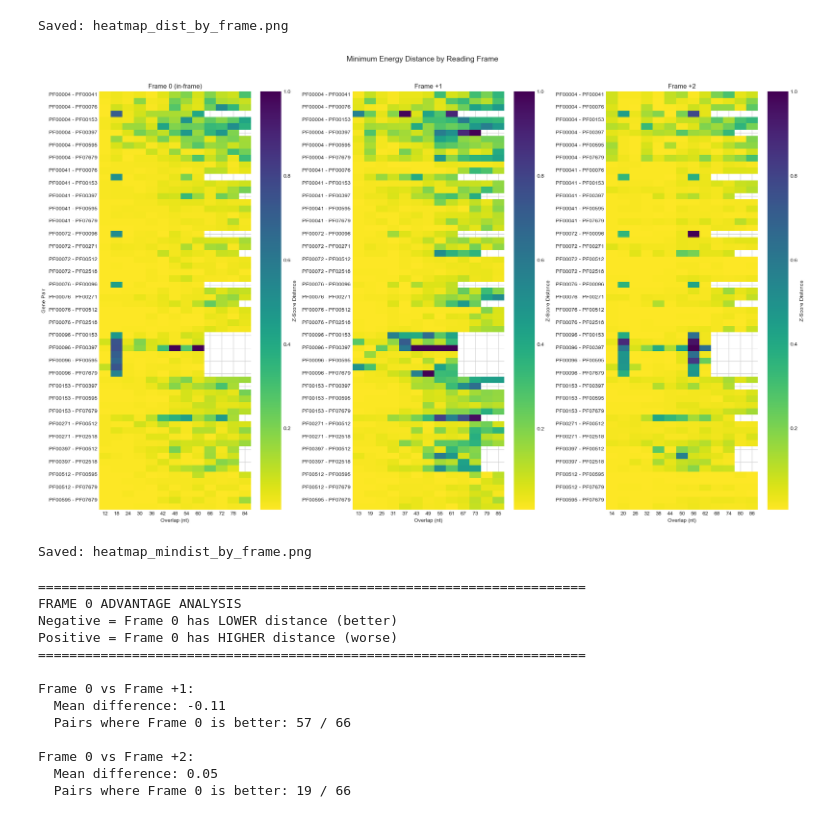
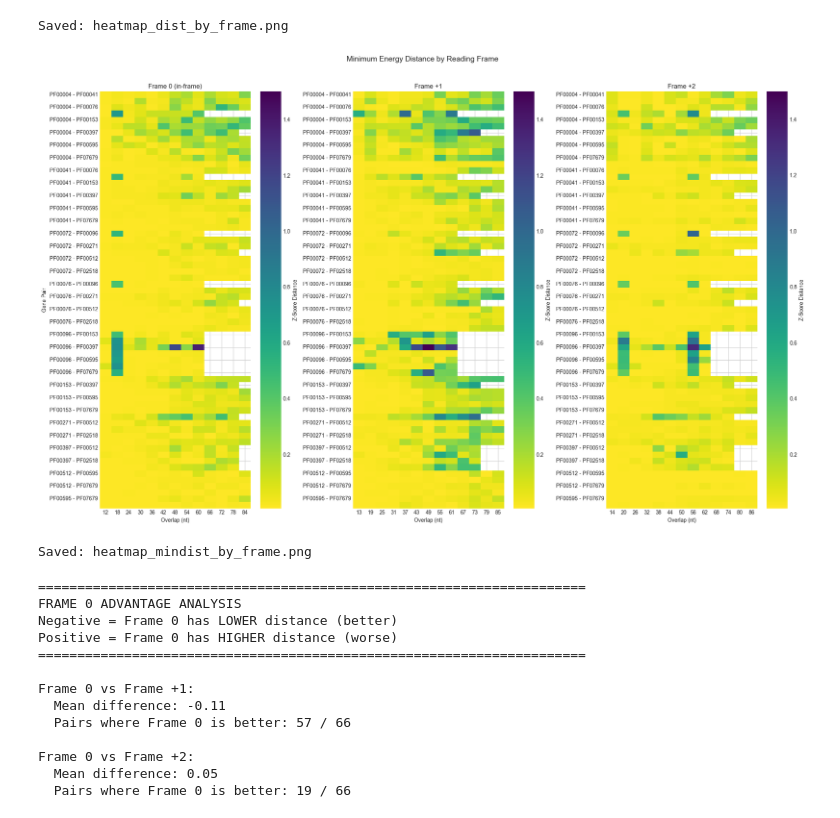
Before and after one commit to orsonk22/OverlappingGenes, a Jupyter notebook: Large Scale/large_scale_OVERLAPS_multiprocessing.ipynb, the cells around one changed output. Drawn from its saved outputs; the diff is of its cells as text; code cells hidden in the pictures.

```diff
--- a/Large Scale/large_scale_OVERLAPS_multiprocessing.ipynb
+++ b/Large Scale/large_scale_OVERLAPS_multiprocessing.ipynb
@@ -750,13 +750,13 @@ Saved: heatmap_dist_by_frame.png
 # %%
 # --- HEATMAP: MIN DISTANCE BY FRAME ---
 
 if 'results_df' in dir():
-    fig = plot_heatmap_by_frame(results_df, 'Avg_Min_Dist', 'Minimum Energy Distance by Reading Frame', vmax=1)
+    fig = plot_heatmap_by_frame(results_df, 'Avg_Min_Dist', 'Minimum Energy Distance by Reading Frame', vmax=1.5)
     plt.savefig('heatmap_mindist_by_frame.png', dpi=150, bbox_inches='tight')
     plt.show()
     print("Saved: heatmap_mindist_by_frame.png")
 # %% [output]
-[figure, old version]
+[figure, new version]
 Saved: heatmap_mindist_by_frame.png
 # %%
 # --- FRAME DIFFERENCE ANALYSIS ---
```
Also changed, not shown: parts of 3 cells of this notebook, 7 other files.
